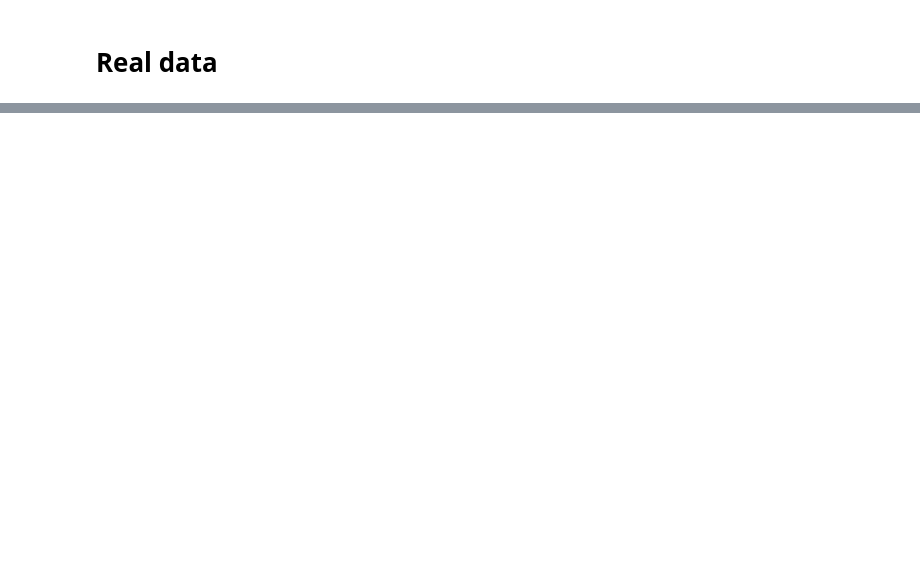
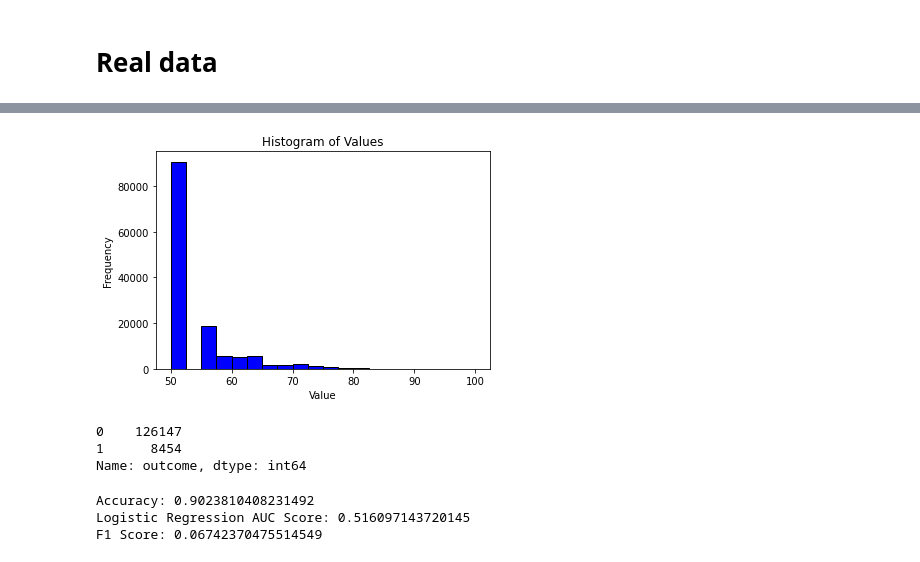
Before and after one commit to zhangqimin17/abcd, a Jupyter notebook: abcd.ipynb, the cells around one changed output, grey strips where cells are left out. Drawn from its saved outputs; the diff is of its cells as text; code cells hidden in the pictures; blank space fills up the shorter version.

Commit message:
add real data part

```diff
--- a/abcd.ipynb
+++ b/abcd.ipynb
@@ -239,0 +303,4 @@ df.head()
+# %%
+from generate_real_data import generate_real_data
+df = generate_real_data(cutoff=65)
+df.head()
@@ -239,0 +315,21 @@ df.head()
+# %%
+# Plot histogram of the 'value' column
+import matplotlib.pyplot as plt
+
+plt.hist(df['cbcl_scr_07_ocd_t'], bins=20, color='blue', edgecolor='black')
+
+# Add labels and title
+plt.xlabel('Value')
+plt.ylabel('Frequency')
+plt.title('Histogram of Values')
+
+# Show plot
+plt.show()
+# %% [output]
+[figure, added]
+# %%
+df['outcome'].value_counts()
+# %% [output]
+0    126147
+1      8454
+Name: outcome, dtype: int64
@@ -239,0 +352,26 @@ df.head()
+# %%
+from sklearn.linear_model import LogisticRegression
+from sklearn.metrics import f1_score
+
+# Fitting Logistic Regression
+log_reg = LogisticRegression()
+log_reg.fit(X_train, Y_train)
+
+# Predict probabilities on the test set
+Y_pred = log_reg.predict_proba(X_test)[:, 1]
+Y_pred_binary = (Y_pred > 0.1).astype(int)  # Converting predicted probabilities to binary
+
+accuracy = accuracy_score(Y_test, Y_pred_binary)
+print("Accuracy:", accuracy)
+
+# Calculate AUC score
+auc_score_log_reg = roc_auc_score(Y_test, Y_pred)
+print("Logistic Regression AUC Score:", auc_score_log_reg)
+
+# Calculate F1 score
+f1 = f1_score(Y_pred_binary, Y_test)
+print("F1 Score:", f1)
+# %% [output]
+Accuracy: 0.9023810408231492
+Logistic Regression AUC Score: 0.516097143720145
+F1 Score: 0.06742370475514549
```
Also changed, not shown: parts of 17 cells of this notebook, 2 other files.
